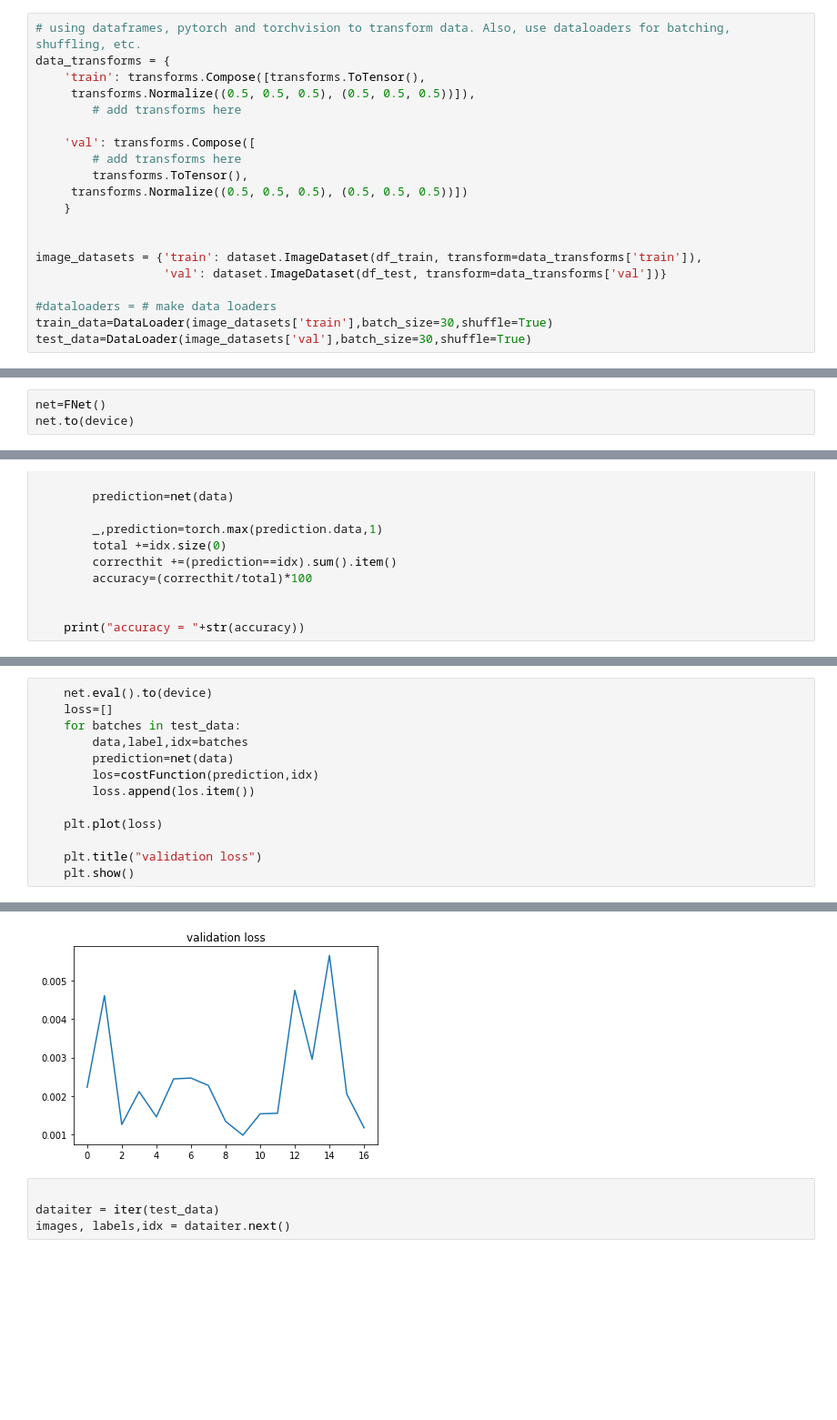
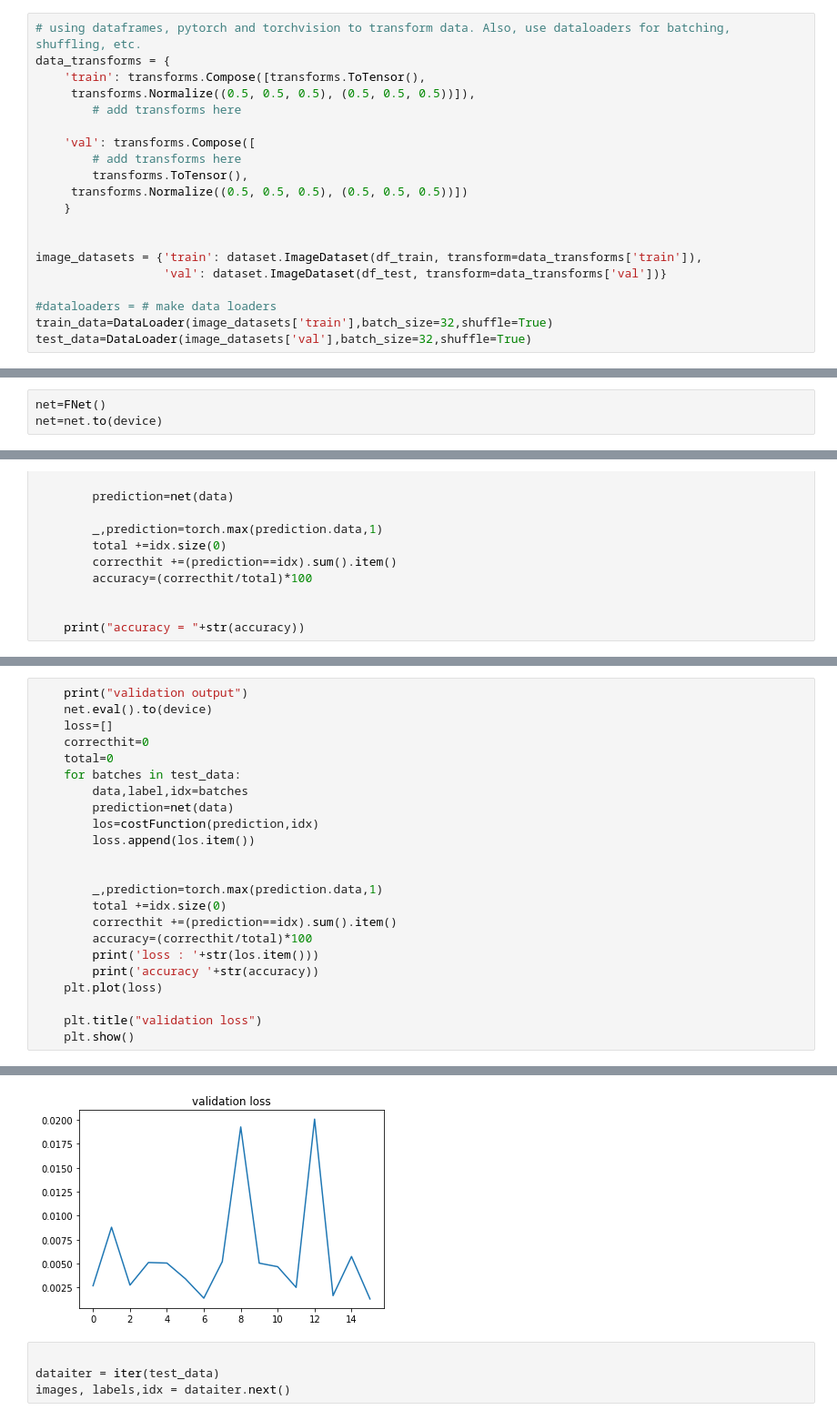
Before and after one commit to Pratap2018/NeuralNet-Ground-up, a Jupyter notebook: Task 1B/Code/Task_1B.ipynb, the cells around one changed output, grey strips where cells are left out. Shown at 91% size. Drawn from its saved outputs; the diff is of its cells as text; blank space fills up the shorter version.

```diff
--- a/Task 1B/Code/Task_1B.ipynb
+++ b/Task 1B/Code/Task_1B.ipynb
@@ -67,5 +69,5 @@ image_datasets = {'train': dataset.ImageDataset(df_train, transform=data_transfo
                   'val': dataset.ImageDataset(df_test, transform=data_transforms['val'])}
 
 #dataloaders = # make data loaders
-train_data=DataLoader(image_datasets['train'],batch_size=30,shuffle=True)
-test_data=DataLoader(image_datasets['val'],batch_size=30,shuffle=True)
+train_data=DataLoader(image_datasets['train'],batch_size=32,shuffle=True)
+test_data=DataLoader(image_datasets['val'],batch_size=32,shuffle=True)
@@ -97,3 +93,3 @@ len(image)# batch size
 # %%
 net=FNet()
-net.to(device)
+net=net.to(device)
@@ -227,12 +203,22 @@ accuracy = 100.0
 # %%
+    print("validation output")
     net.eval().to(device)
     loss=[]
+    correcthit=0
+    total=0
     for batches in test_data:
         data,label,idx=batches
         prediction=net(data)
         los=costFunction(prediction,idx)
         loss.append(los.item())
 
+
+        _,prediction=torch.max(prediction.data,1)
+        total +=idx.size(0)
+        correcthit +=(prediction==idx).sum().item()
+        accuracy=(correcthit/total)*100
+        print('loss : '+str(los.item()))
+        print('accuracy '+str(accuracy))
     plt.plot(loss)
 
     plt.title("validation loss")
@@ -241,4 +244,4 @@ accuracy = 100.0
-[figure, old version]
+[figure, new version]
 # %%
 
 dataiter = iter(test_data)
```
Also changed, not shown: parts of 10 cells of this notebook, 1 other file.
